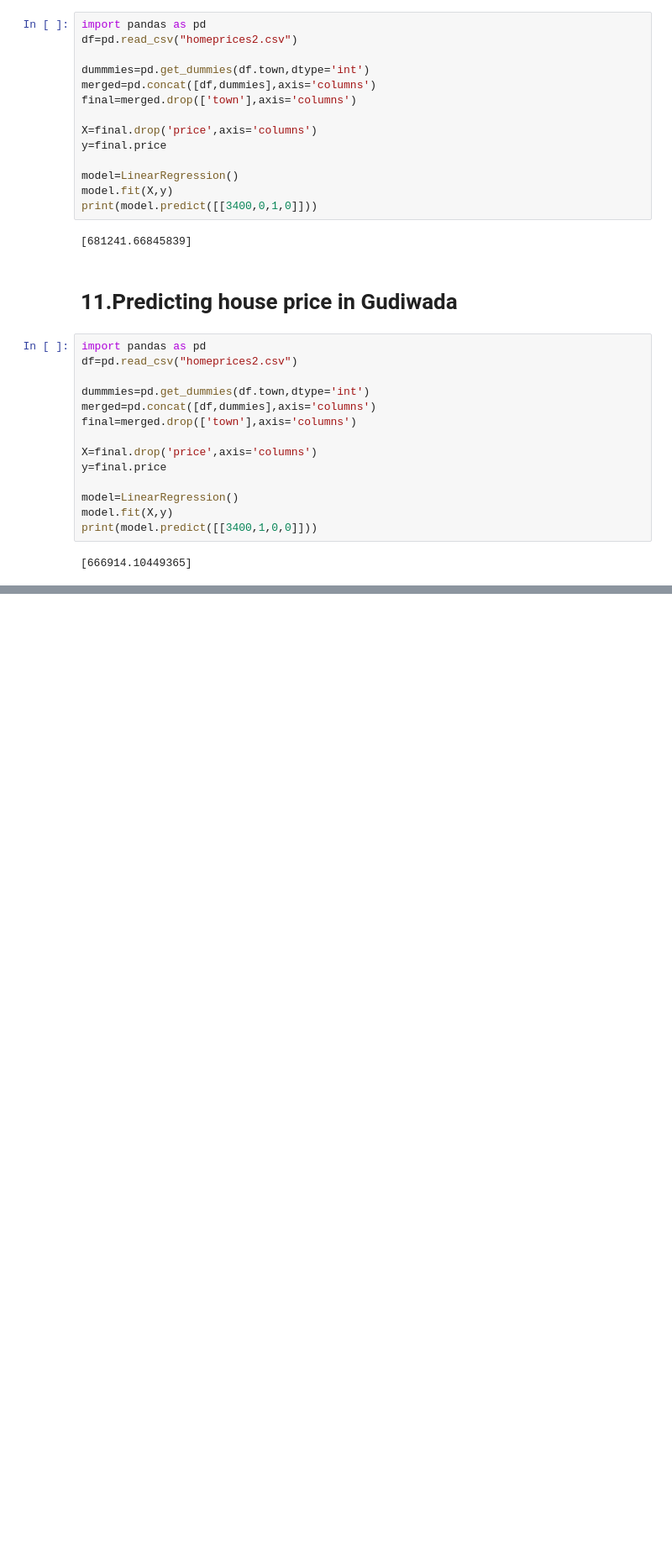
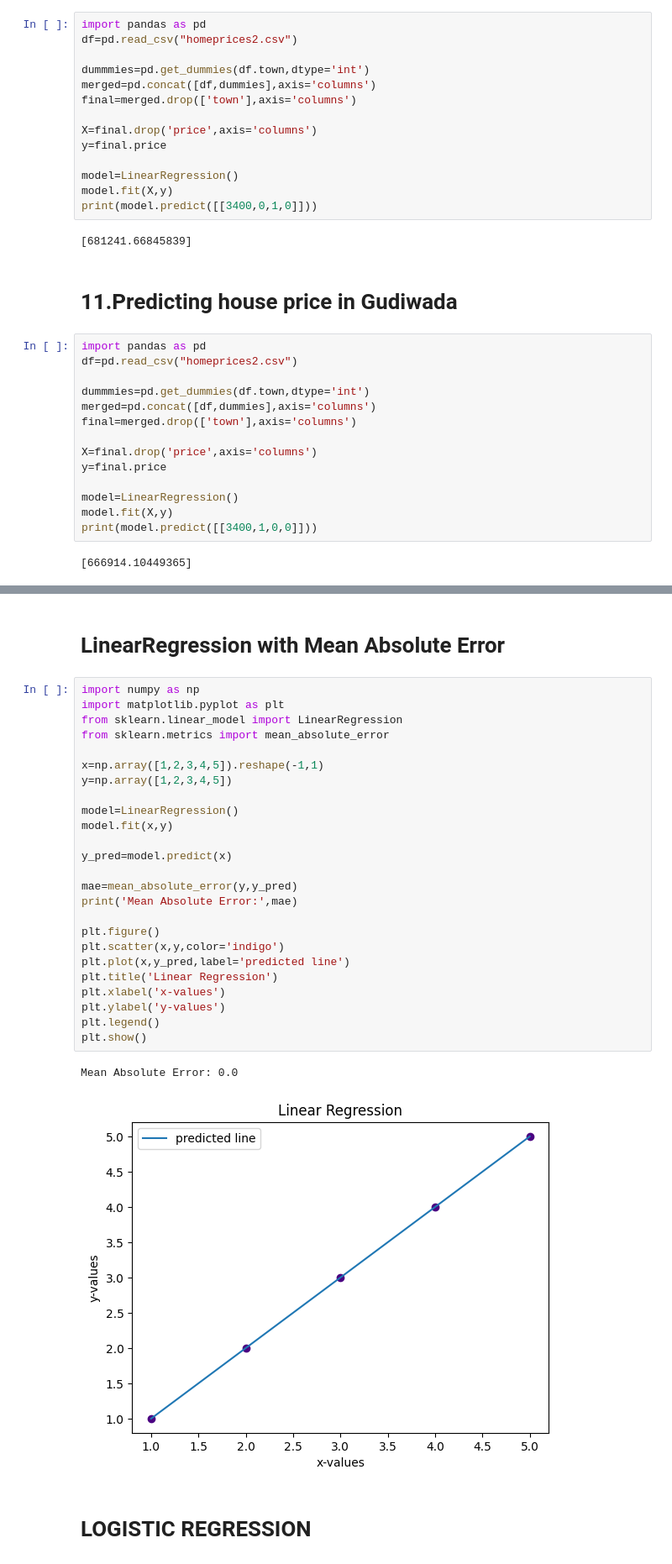
Before and after one commit to lokeshneerasa/MACHINE-LEARNING, a Jupyter notebook: MACHINE_LEARNING.ipynb, the cells around one changed output, grey strips where cells are left out. Shown: that part at 84% size. Drawn from its saved outputs; the diff is of its cells as text; blank space fills up the shorter version.

```diff
--- a/MACHINE_LEARNING.ipynb
+++ b/MACHINE_LEARNING.ipynb
@@ -2160,0 +2254,32 @@ print(model.predict([[3400,1,0,0]]))
+# %% [markdown]
+# **LinearRegression with Mean Absolute Error**
+# %%
+import numpy as np
+import matplotlib.pyplot as plt
+from sklearn.linear_model import LinearRegression
+from sklearn.metrics import mean_absolute_error
+
+x=np.array([1,2,3,4,5]).reshape(-1,1)
+y=np.array([1,2,3,4,5])
+
+model=LinearRegression()
+model.fit(x,y)
+
+y_pred=model.predict(x)
+
+mae=mean_absolute_error(y,y_pred)
+print('Mean Absolute Error:',mae)
+
+plt.figure()
+plt.scatter(x,y,color='indigo')
+plt.plot(x,y_pred,label='predicted line')
+plt.title('Linear Regression')
+plt.xlabel('x-values')
+plt.ylabel('y-values')
+plt.legend()
+plt.show()
+# %% [output]
+Mean Absolute Error: 0.0
+[figure, added]
+# %% [markdown]
+# **LOGISTIC REGRESSION**
```
Also changed, not shown: parts of 11 cells of this notebook.
